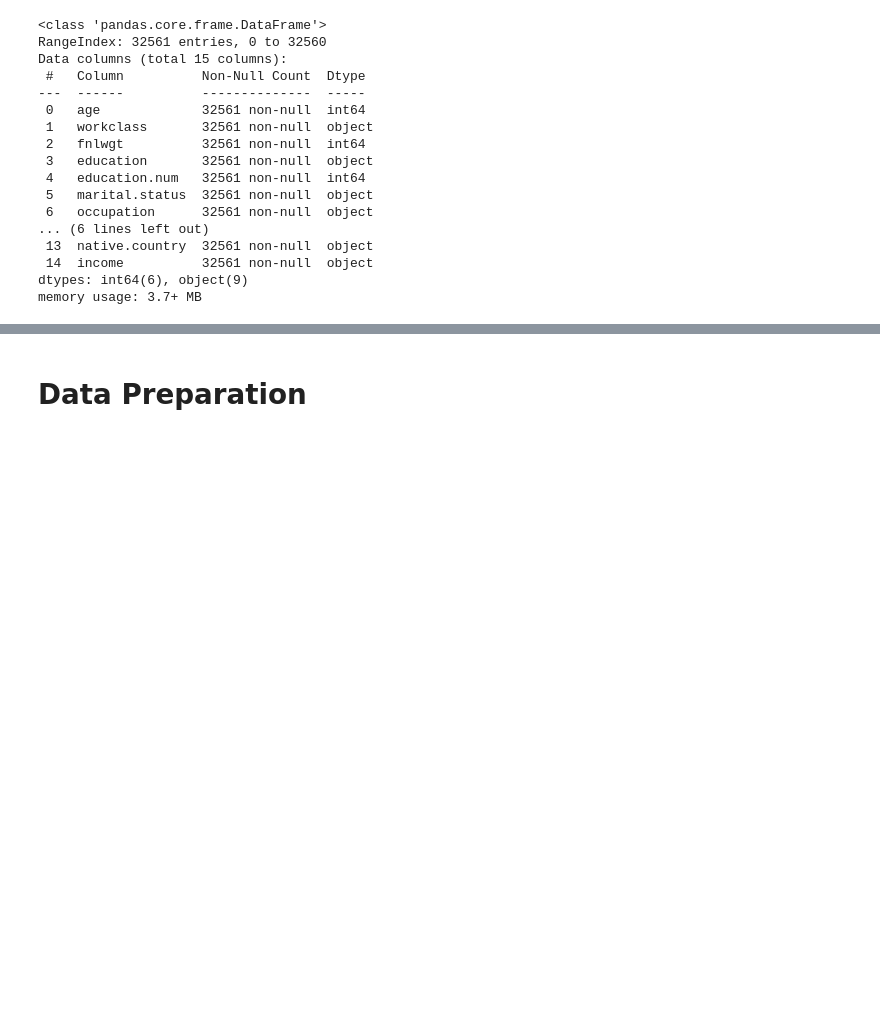
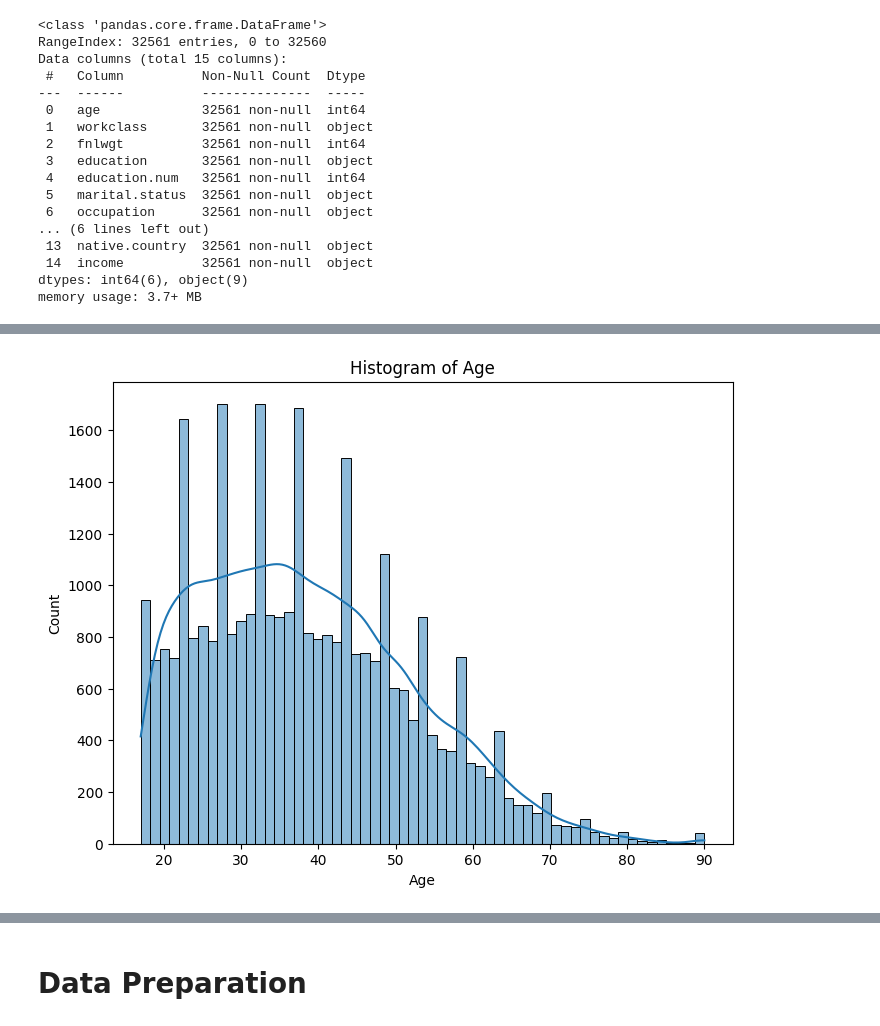
Before and after one commit to adnaaannnn/UTS_ML2_221351085, a Jupyter notebook: UTS_ML2_221351085.ipynb, the cells around one changed output, grey strips where cells are left out. Cells and saved outputs as stored; diff of their text form; code cells hidden in the pictures; blank space fills up the shorter version.

```diff
--- a/UTS_ML2_221351085.ipynb
+++ b/UTS_ML2_221351085.ipynb
@@ -89,0 +110,9 @@ memory usage: 3.7+ MB
+# %%
+#Histogram
+plt.figure(figsize=(8,6))
+sns.histplot(df['age'], kde=True)
+plt.title('Histogram of Age')
+plt.xlabel('Age')
+plt.show()
+# %% [output]
+[figure, added]
```
Also changed, not shown: parts of 18 cells of this notebook.
